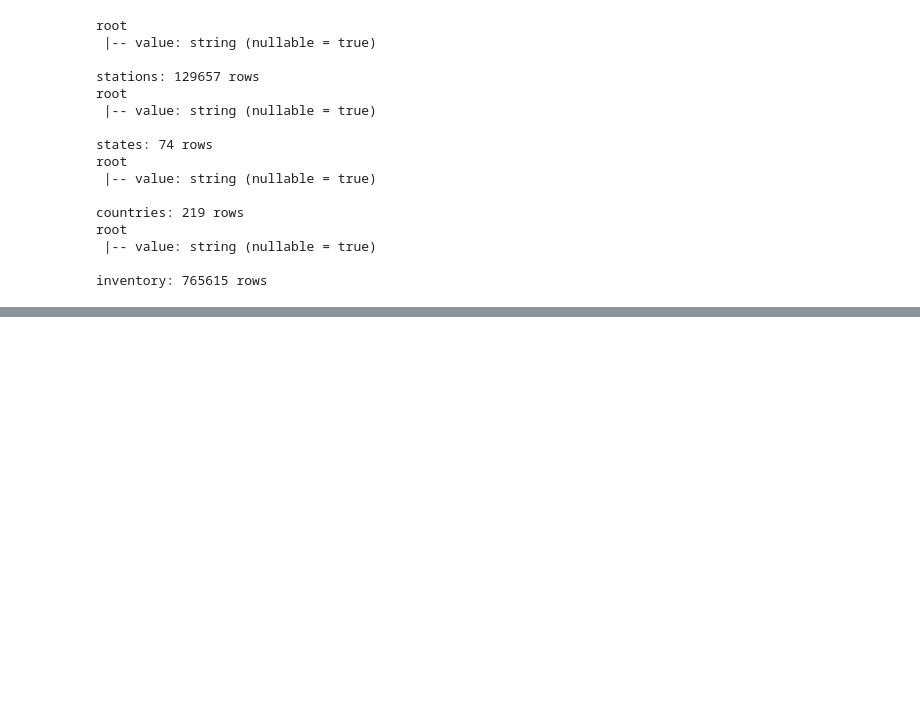
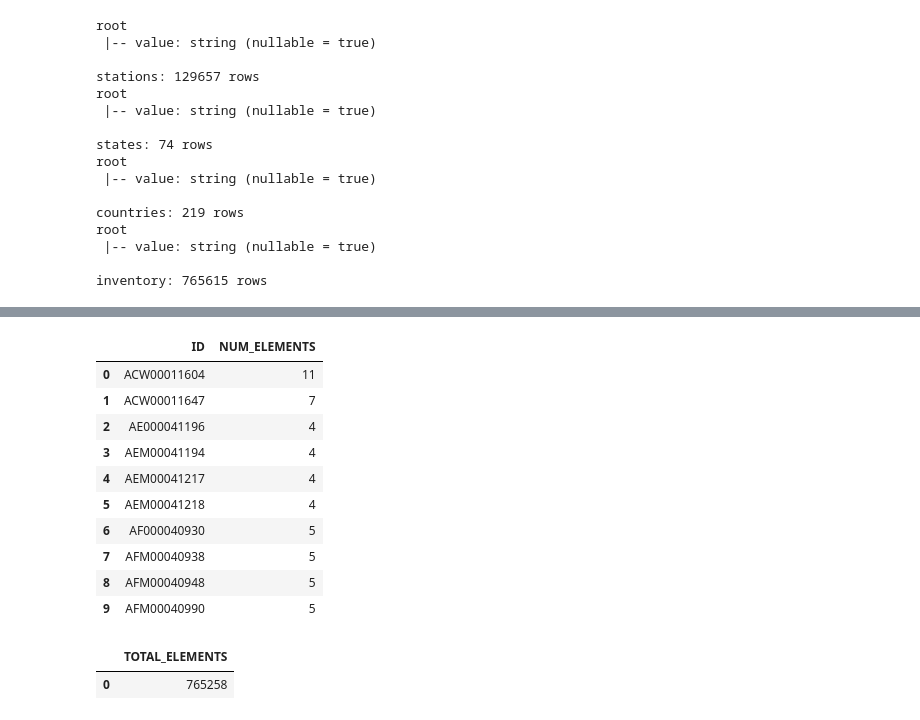
Before and after one commit to david-ewing-nz/ghcn-spark-analysis, a Jupyter notebook: notebooks/01_ghcn_processing.ipynb, the cells around one changed output, grey strips where cells are left out. Saved outputs shown, nothing was run; the diff lists cells and outputs as text; code cells hidden in the pictures; blank space fills up the shorter version.

```diff
--- a/notebooks/01_ghcn_processing.ipynb
+++ b/notebooks/01_ghcn_processing.ipynb
@@ -647,0 +551,27 @@ FileNotFoundError: [Errno 2] No such file or directory: '/mnt/data/meta-daata.xl
+# %%
+station_element_counts = inventorydf.groupBy("ID").agg(
+    F.countDistinct("ELEMENT").alias("NUM_ELEMENTS")
+)
+
+show_as_html(station_element_counts.orderBy("ID").limit(10))
+
+# Total number of elements across all stations
+total_element_count = station_element_counts.agg(
+    F.sum("NUM_ELEMENTS").alias("TOTAL_ELEMENTS")
+)
+
+show_as_html(total_element_count)
+# %% [output]
+|  | ID | NUM_ELEMENTS |
+| 0 | ACW00011604 | 11 |
+| 1 | ACW00011647 | 7 |
+| 2 | AE000041196 | 4 |
+| 3 | AEM00041194 | 4 |
+| 4 | AEM00041217 | 4 |
+| 5 | AEM00041218 | 4 |
+| 6 | AF000040930 | 5 |
+| 7 | AFM00040938 | 5 |
+| 8 | AFM00040948 | 5 |
+| 9 | AFM00040990 | 5 |
+|  | TOTAL_ELEMENTS |
+| 0 | 765258 |
```
Also changed, not shown: parts of 16 cells of this notebook.
